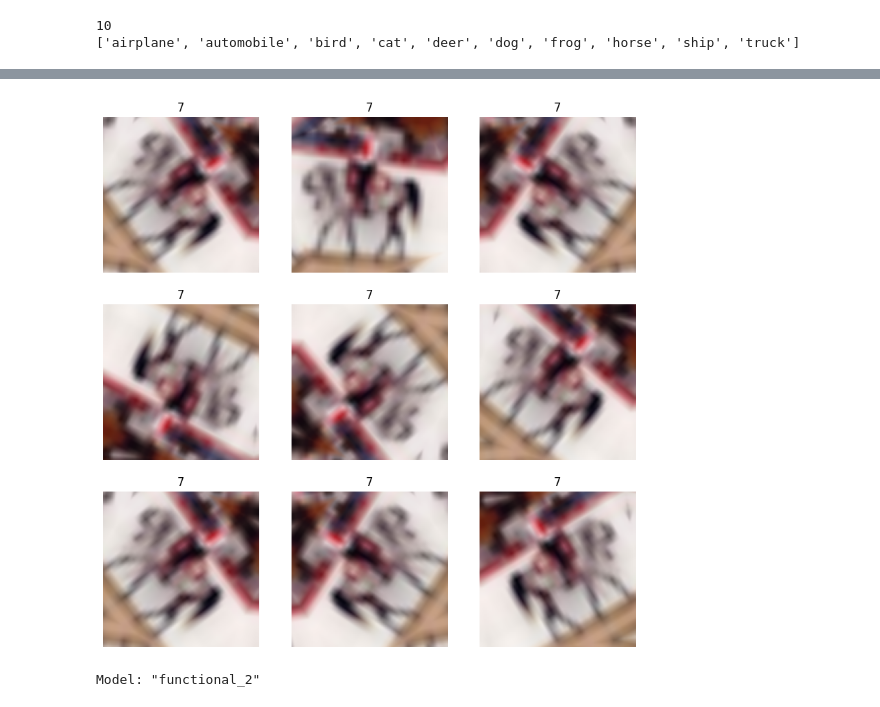
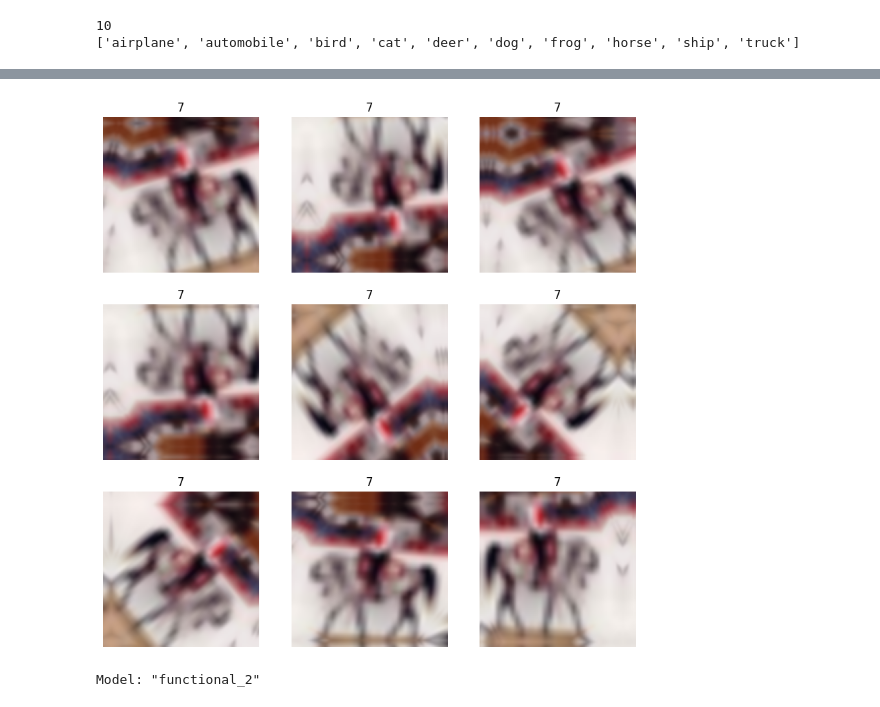
Before and after one commit to CatUnderTheLeaf/CV-stuff, a Jupyter notebook: image_classification/classification_keras3.ipynb, the cells around one changed output, grey strips where cells are left out. Drawn from its saved outputs; the diff is of its cells as text; code cells hidden in the pictures.

```diff
--- a/image_classification/classification_keras3.ipynb
+++ b/image_classification/classification_keras3.ipynb
@@ -96,7 +96,9 @@ augmentation_layers = [
 augmenter = keras.Sequential(
     [
         keras.layers.RandomFlip(),
-        keras.layers.RandomRotation(0.1)
+        keras.layers.RandomRotation(0.1),
+        keras.layers.RandomTranslation(0.1,0.1),
+        keras.layers.RandomZoom(0.1,0.1)
     ],
 )
 
@@ -112,18 +114,17 @@ train_ds = train_ds.map(lambda x, y: (data_augmentation(x), y))
 # %%
 batch_size = 32
 
-train_ds = train_ds.batch(batch_size).prefetch(1)
-validation_ds = validation_ds.batch(batch_size).prefetch(1)
-test_ds = test_ds.batch(batch_size).prefetch(1)
+train_batches = train_ds.batch(batch_size).prefetch(1)
+validation_batches = validation_ds.batch(batch_size).prefetch(1)
+test_batches = test_ds.batch(batch_size).prefetch(1)
 # %%
 import numpy as np
-for images, labels in train_ds.take(1):
+for image, label in train_ds.take(1):
     plt.figure(figsize=(10, 10))
-    first_image = images[0]
     for i in range(9):
         ax = plt.subplot(3, 3, i + 1)
-        augmented_image = data_augmentation(first_image)
+        augmented_image = data_augmentation(image)
         plt.imshow(np.array(augmented_image).astype("int32"))
-        plt.title(int(labels[0]))
+        plt.title(int(label))
         plt.axis("off")
 # %% [output]
@@ -132,4 +132,4 @@ for images, labels in train_ds.take(1):
-[figure, old version]
+[figure, new version]
 # %%
 base_model = keras.applications.Xception(
     weights="imagenet",  # Load weights pre-trained on ImageNet.
```
Also changed, not shown: parts of 15 cells of this notebook.
